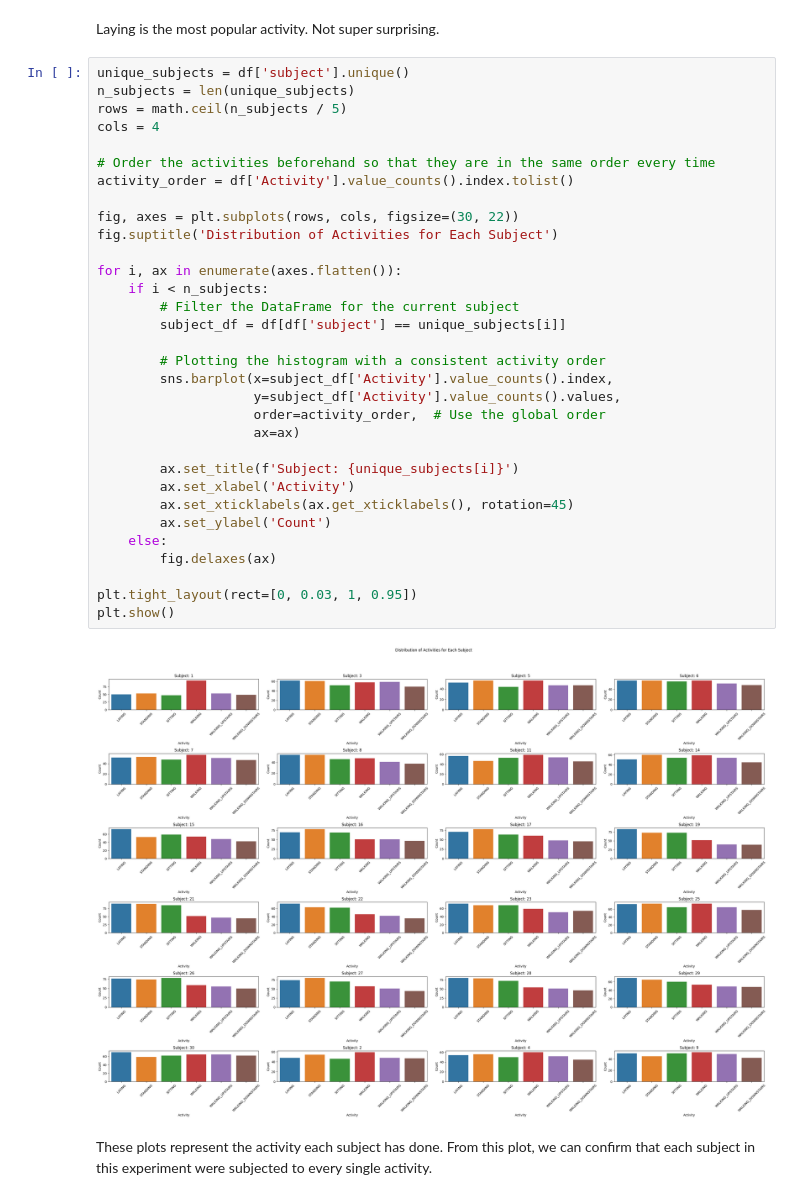
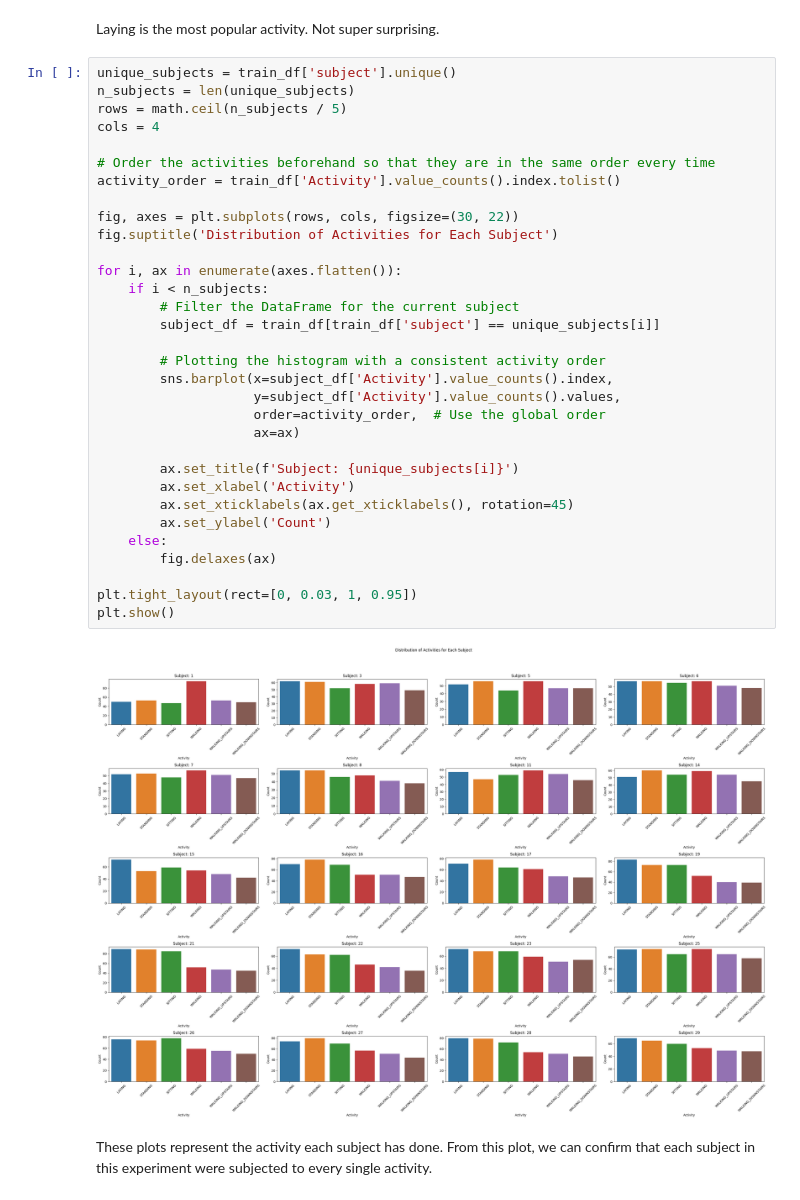
Before and after one commit to soumildatta/ActivityDetection, a Jupyter notebook: test.ipynb, the cells around one changed output. Drawn from its saved outputs; the diff is of its cells as text.

```diff
--- a/test.ipynb
+++ b/test.ipynb
@@ -130,39 +182,39 @@ plt.show()
 # %% [markdown]
 Laying is the most popular activity. Not super surprising.
 # %%
-unique_subjects = df['subject'].unique()
+unique_subjects = train_df['subject'].unique()
 n_subjects = len(unique_subjects)
 rows = math.ceil(n_subjects / 5)
 cols = 4
 
 # Order the activities beforehand so that they are in the same order every time
-activity_order = df['Activity'].value_counts().index.tolist()
+activity_order = train_df['Activity'].value_counts().index.tolist()
 
 fig, axes = plt.subplots(rows, cols, figsize=(30, 22))
 fig.suptitle('Distribution of Activities for Each Subject')
 
 for i, ax in enumerate(axes.flatten()):
     if i < n_subjects:
         # Filter the DataFrame for the current subject
-        subject_df = df[df['subject'] == unique_subjects[i]]
+        subject_df = train_df[train_df['subject'] == unique_subjects[i]]
 
         # Plotting the histogram with a consistent activity order
         sns.barplot(x=subject_df['Activity'].value_counts().index,
                     y=subject_df['Activity'].value_counts().values,
                     order=activity_order,  # Use the global order
                     ax=ax)
 
         ax.set_title(f'Subject: {unique_subjects[i]}')
         ax.set_xlabel('Activity')
         ax.set_xticklabels(ax.get_xticklabels(), rotation=45)
         ax.set_ylabel('Count')
     else:
         fig.delaxes(ax)
 
 plt.tight_layout(rect=[0, 0.03, 1, 0.95])
 plt.show()
 # %% [output]
-[figure, old version]
+[figure, new version]
 # %% [markdown]
 These plots represent the activity each subject has done. From this plot, we can confirm that each subject in this experiment were subjected to every single activity.
 # %%
```
Also changed, not shown: parts of 73 cells of this notebook.
